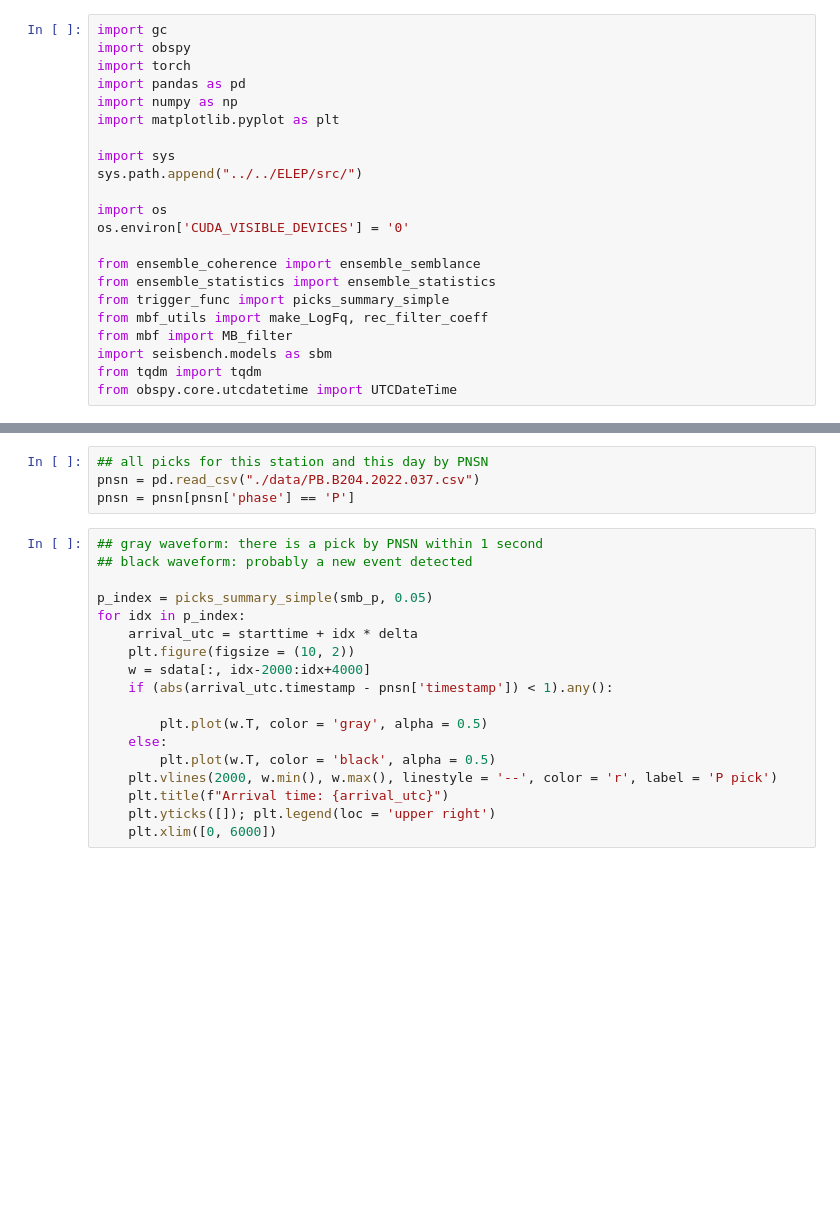
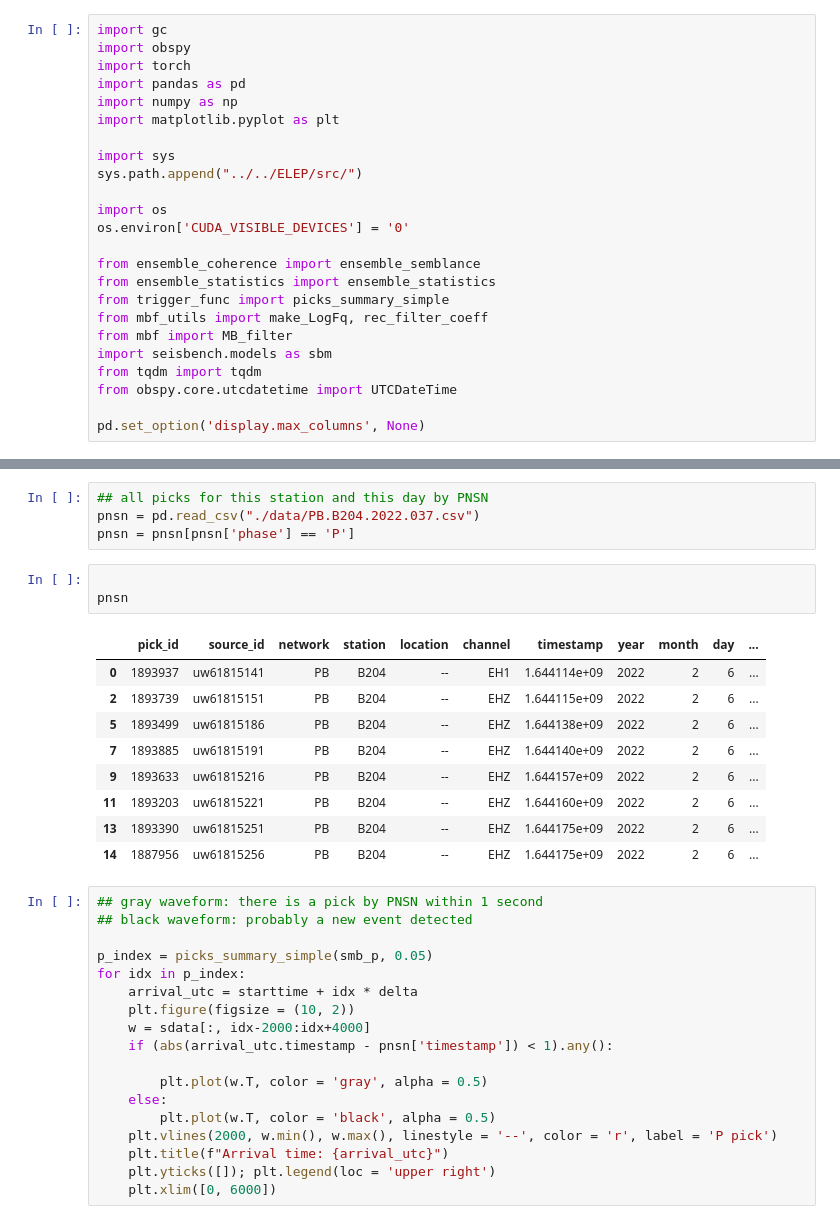
Before and after one commit to congcy/ELEP, a Jupyter notebook: docs/tutorials/example_MB_continuous_data.ipynb, the cells around one changed output, grey strips where cells are left out. Saved outputs shown, nothing was run; the diff lists cells and outputs as text; blank space fills up the shorter version.

```diff
--- a/docs/tutorials/example_MB_continuous_data.ipynb
+++ b/docs/tutorials/example_MB_continuous_data.ipynb
@@ -26,6 +26,8 @@ from mbf import MB_filter
 import seisbench.models as sbm
 from tqdm import tqdm
 from obspy.core.utcdatetime import UTCDateTime
+
+pd.set_option('display.max_columns', None)
 # %% [markdown]
 ### Load data
 We read mSEED from [PB.B204](https://ds.iris.edu/gmap/#network=PB&station=B204&planet=earth) station, Jan 6, 2023. The stream contains 10-hour 3-component waveform from EH channel (short period high-gain).
@@ -311,6 +313,19 @@ plt.legend(loc = 'upper right')
 ## all picks for this station and this day by PNSN
 pnsn = pd.read_csv("./data/PB.B204.2022.037.csv")
 pnsn = pnsn[pnsn['phase'] == 'P']
+# %%
+
+pnsn
+# %% [output]
+|  | pick_id | source_id | network | station | location | channel | timestamp | year | month | day | ... |
+| 0 | 1893937 | uw61815141 | PB | B204 | -- | EH1 | 1.644114e+09 | 2022 | 2 | 6 | ... |
+| 2 | 1893739 | uw61815151 | PB | B204 | -- | EHZ | 1.644115e+09 | 2022 | 2 | 6 | ... |
+| 5 | 1893499 | uw61815186 | PB | B204 | -- | EHZ | 1.644138e+09 | 2022 | 2 | 6 | ... |
+| 7 | 1893885 | uw61815191 | PB | B204 | -- | EHZ | 1.644140e+09 | 2022 | 2 | 6 | ... |
+| 9 | 1893633 | uw61815216 | PB | B204 | -- | EHZ | 1.644157e+09 | 2022 | 2 | 6 | ... |
+| 11 | 1893203 | uw61815221 | PB | B204 | -- | EHZ | 1.644160e+09 | 2022 | 2 | 6 | ... |
+| 13 | 1893390 | uw61815251 | PB | B204 | -- | EHZ | 1.644175e+09 | 2022 | 2 | 6 | ... |
+| 14 | 1887956 | uw61815256 | PB | B204 | -- | EHZ | 1.644175e+09 | 2022 | 2 | 6 | ... |
 # %%
 ## gray waveform: there is a pick by PNSN within 1 second
 ## black waveform: probably a new event detected
```
Also changed, not shown: 1 other file.
